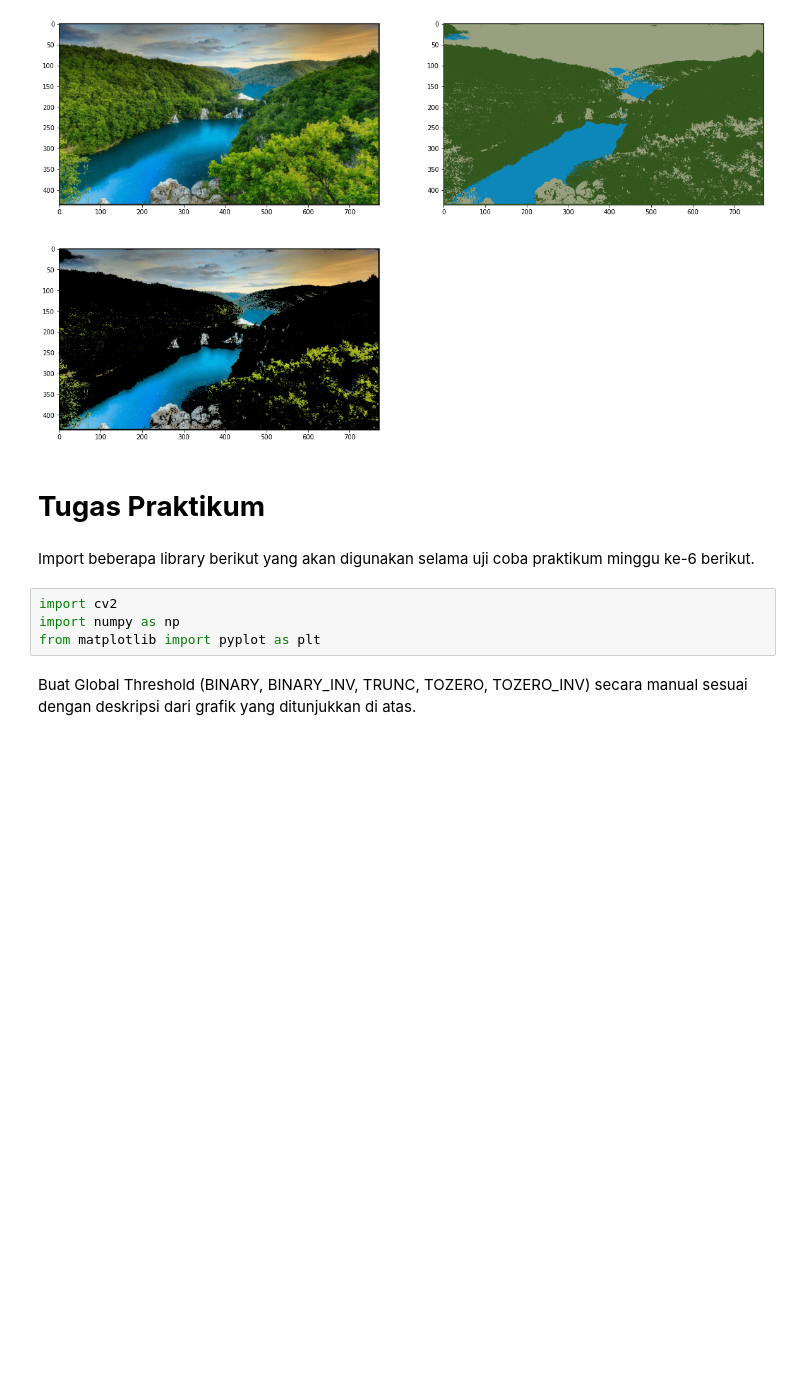
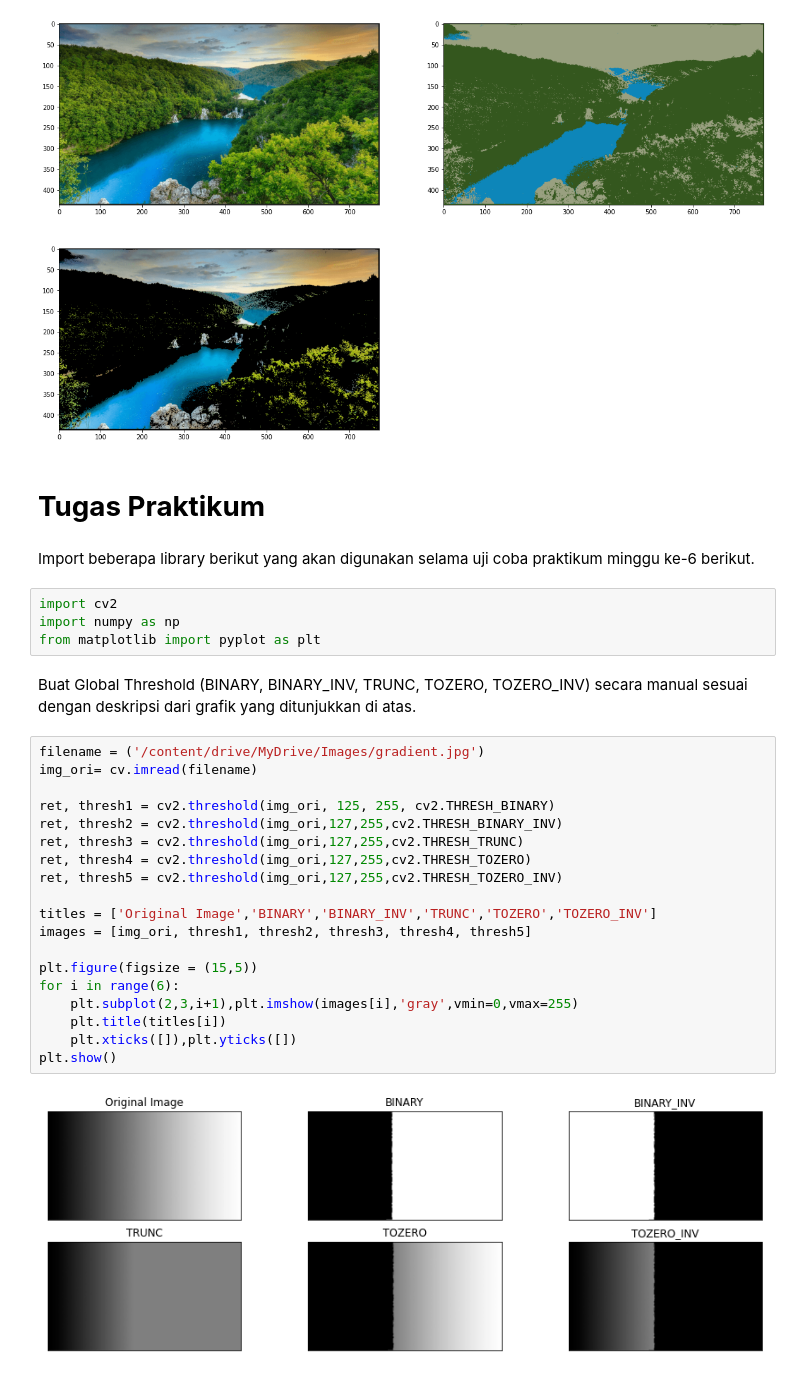
Before and after one commit to ardilalukita14/Genap-21-22, a Jupyter notebook: Week10.ipynb, the cells around one changed output. Cells and saved outputs as stored; diff of their text form; blank space fills up the shorter version.

```diff
--- a/Week10.ipynb
+++ b/Week10.ipynb
@@ -204,3 +204,24 @@ import numpy as np
 from matplotlib import pyplot as plt
 # %% [markdown]
 Buat Global Threshold (BINARY, BINARY_INV, TRUNC, TOZERO, TOZERO_INV) secara manual sesuai dengan deskripsi dari grafik yang ditunjukkan di atas.
+# %%
+filename = ('/content/drive/MyDrive/Images/gradient.jpg')
+img_ori= cv.imread(filename)
+
+ret, thresh1 = cv2.threshold(img_ori, 125, 255, cv2.THRESH_BINARY)
+ret, thresh2 = cv2.threshold(img_ori,127,255,cv2.THRESH_BINARY_INV)
+ret, thresh3 = cv2.threshold(img_ori,127,255,cv2.THRESH_TRUNC)
+ret, thresh4 = cv2.threshold(img_ori,127,255,cv2.THRESH_TOZERO)
+ret, thresh5 = cv2.threshold(img_ori,127,255,cv2.THRESH_TOZERO_INV)
+
+titles = ['Original Image','BINARY','BINARY_INV','TRUNC','TOZERO','TOZERO_INV']
+images = [img_ori, thresh1, thresh2, thresh3, thresh4, thresh5]
+
+plt.figure(figsize = (15,5))
+for i in range(6):
+    plt.subplot(2,3,i+1),plt.imshow(images[i],'gray',vmin=0,vmax=255)
+    plt.title(titles[i])
+    plt.xticks([]),plt.yticks([])
+plt.show()
+# %% [output]
+[figure, added]
```
